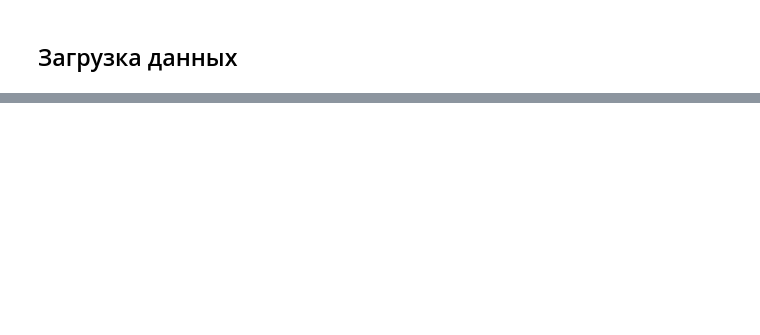
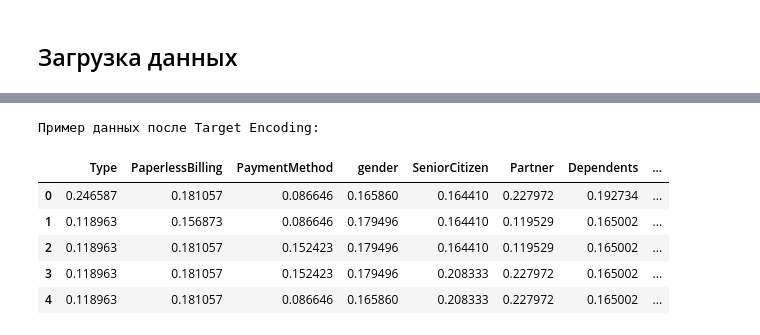
Before and after one commit to IvanovMaxim1992/project, a Jupyter notebook: Финальный проект.ipynb, the cells around one changed output, grey strips where cells are left out. Cells and saved outputs as stored; diff of their text form; code cells hidden in the pictures; blank space fills up the shorter version.

```diff
--- a/Финальный проект.ipynb
+++ b/Финальный проект.ipynb
@@ -440,0 +506,21 @@ plt.show()
+# %%
+from category_encoders import TargetEncoder
+
+# Создаем копию данных
+df_encoded = df.copy()
+
+# Применяем Target Encoding для категориальных признаков
+encoder = TargetEncoder()
+df_encoded[categorical_features] = encoder.fit_transform(df[categorical_features], df['Churn'])
+
+# Проверяем результат
+print("\nПример данных после Target Encoding:")
+display(df_encoded[categorical_features].head())
+# %% [output]
+Пример данных после Target Encoding:
+|  | Type | PaperlessBilling | PaymentMethod | gender | SeniorCitizen | Partner | Dependents | ... |
+| 0 | 0.246587 | 0.181057 | 0.086646 | 0.165860 | 0.164410 | 0.227972 | 0.192734 | ... |
+| 1 | 0.118963 | 0.156873 | 0.086646 | 0.179496 | 0.164410 | 0.119529 | 0.165002 | ... |
+| 2 | 0.118963 | 0.181057 | 0.152423 | 0.179496 | 0.164410 | 0.119529 | 0.165002 | ... |
+| 3 | 0.118963 | 0.181057 | 0.152423 | 0.179496 | 0.208333 | 0.227972 | 0.165002 | ... |
+| 4 | 0.118963 | 0.181057 | 0.086646 | 0.165860 | 0.208333 | 0.227972 | 0.165002 | ... |
```
Also changed, not shown: parts of 53 cells of this notebook, 6 other files.
